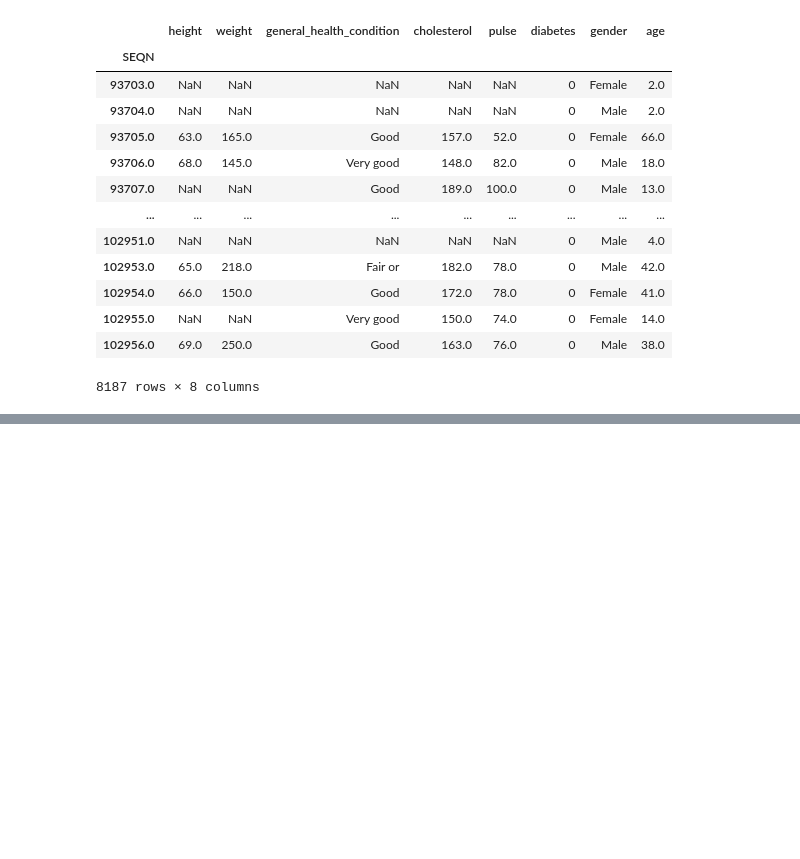
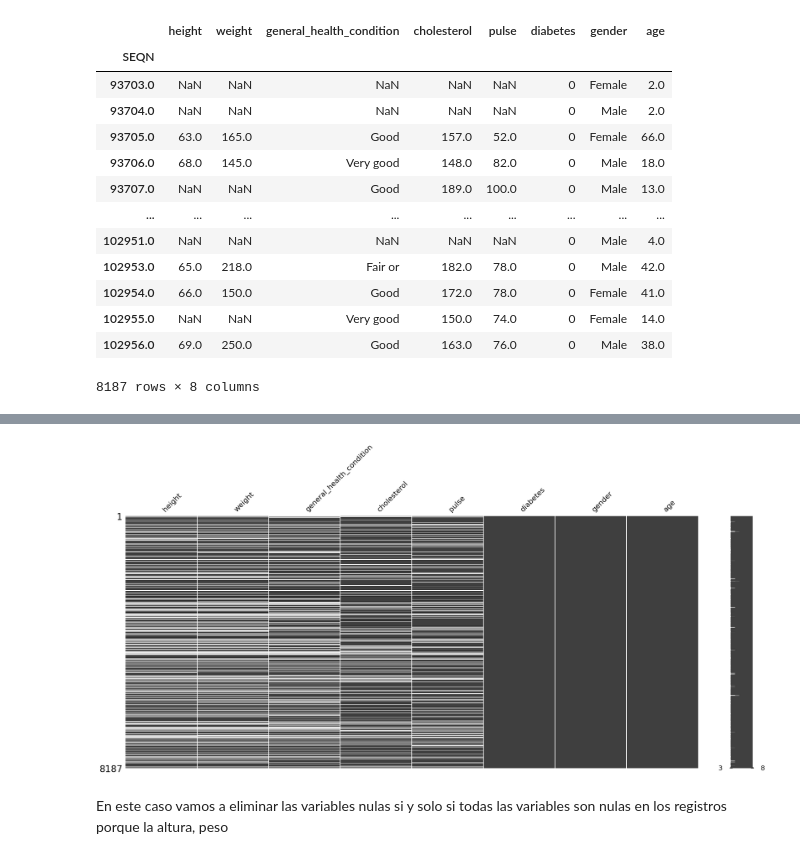
Before and after one commit to Juanipis/IA-EIA, a Jupyter notebook: data_engineer/Imputación de datos nulos.ipynb, the cells around one changed output, grey strips where cells are left out. Drawn from its saved outputs; the diff is of its cells as text; code cells hidden in the pictures; blank space fills up the shorter version.

```diff
--- a/data_engineer/Imputación de datos nulos.ipynb
+++ b/data_engineer/Imputación de datos nulos.ipynb
@@ -394,3 +394,10 @@ nhanes_df.describe(include='all')
 | 50% | 66.000000 | 170.000000 | NaN | 175.000000 | 72.000000 | 0.000000 | NaN | 32.000000 |
 | 75% | 69.000000 | 205.000000 | NaN | 204.000000 | 82.000000 | 0.000000 | NaN | 58.000000 |
 | max | 82.000000 | 484.000000 | NaN | 446.000000 | 136.000000 | 1.000000 | NaN | 80.000000 |
+# %%
+nhanes_df.pipe(missingno.matrix)
+plt.show()
+# %% [output]
+[figure, added]
+# %% [markdown]
+En este caso vamos a eliminar las variables nulas si y solo si todas las variables son nulas en los registros porque la altura, peso
```
Also changed, not shown: parts of 20 cells of this notebook.
